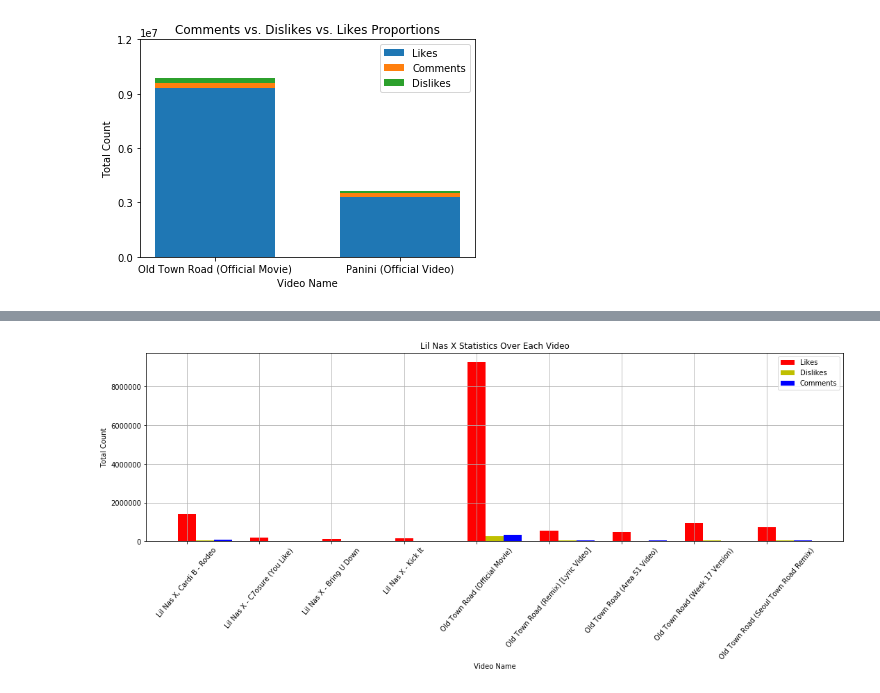
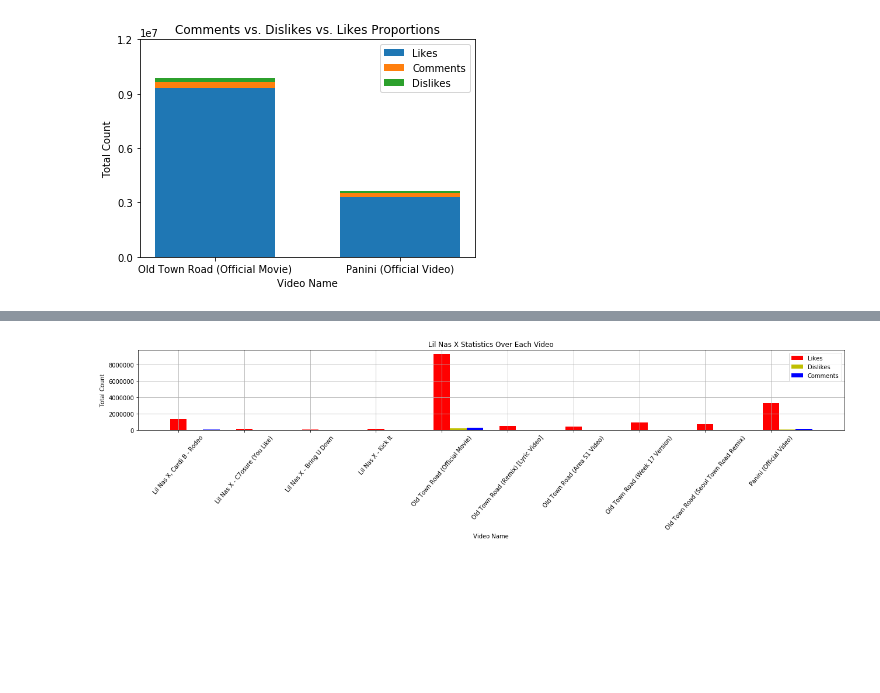
Before and after one commit to nelsont87/Controversial_Music, a Jupyter notebook: Eric/Pulling Old Town Road Stats.ipynb, the cells around one changed output, grey strips where cells are left out. Saved outputs shown, nothing was run; the diff lists cells and outputs as text; code cells hidden in the pictures; blank space fills up the shorter version.

```diff
--- a/Eric/Pulling Old Town Road Stats.ipynb
+++ b/Eric/Pulling Old Town Road Stats.ipynb
@@ -131,11 +131,13 @@ statistics_list = []
 video_list = []
 video_name_list = ["Lil Nas X, Cardi B - Rodeo", "Lil Nas X - C7osure (You Like)", "Lil Nas X - Bring U Down",
                    "Lil Nas X - Kick It", "Old Town Road (Official Movie)", "Old Town Road (Remix) [Lyric Video]",
-                   "Old Town Road (Area 51 Video)", "Old Town Road (Week 17 Version)", "Old Town Road (Seoul Town Road Remix)"]
+                   "Old Town Road (Area 51 Video)", "Old Town Road (Week 17 Version)", "Old Town Road (Seoul Town Road Remix)",
+                  "Panini (Official Video)"]
 
 video_id_list = ["kx0Z0B8Xox0", "eLgxYjZEflI", "c_mR-dt_c3g",
                  "JTx-l_rDZP4","w2Ov5jzm3j8", "loSuMqwQA38",
-                 "aA7xDP9sQzk", "r7qovpFAGrQ", "jzlkfIWu70w"]
+                 "aA7xDP9sQzk", "r7qovpFAGrQ", "jzlkfIWu70w",
+                "bXcSLI58-h8"]
 
 for video in video_id_list:
     url =  "https://www.googleapis.com/youtube/v3/videos?id=" + video + "&key=" + api_key + "&part=statistics"
@@ -188,23 +191,24 @@ statistics_df
 # %%
-n = 9
+n = 10
 ind = np.arange(n)
 width = 0.25
 
 fig, ax = plt.subplots(figsize=(18,5))
 pbar1 = plt.bar(ind, statistics_df["Like Count"], width, color='r')
 pbar2 = plt.bar(ind+width, statistics_df["Dislike Count"], width, color='y')
 pbar3 = plt.bar(ind+width+width, statistics_df["Comment Count"], width, color='b')
 plt.xticks(rotation = 50)
 
 plt.xticks(ind, statistics_df["Video Name"])
 plt.ylabel('Total Count')
 plt.xlabel('Video Name')
 plt.title('Lil Nas X Statistics Over Each Video')
 
 plt.legend((pbar1[0], pbar2[0], pbar3[0]), ['Likes', 'Dislikes', 'Comments'], loc=1)
 plt.grid()
+plt.tight_layout()
 
 plt.savefig('Statistics_Over_Each_Videos.png')
 plt.show()
 # %% [output]
-[figure, old version]
+[figure, new version]
```
Also changed, not shown: parts of 6 cells of this notebook, 7 other files.
